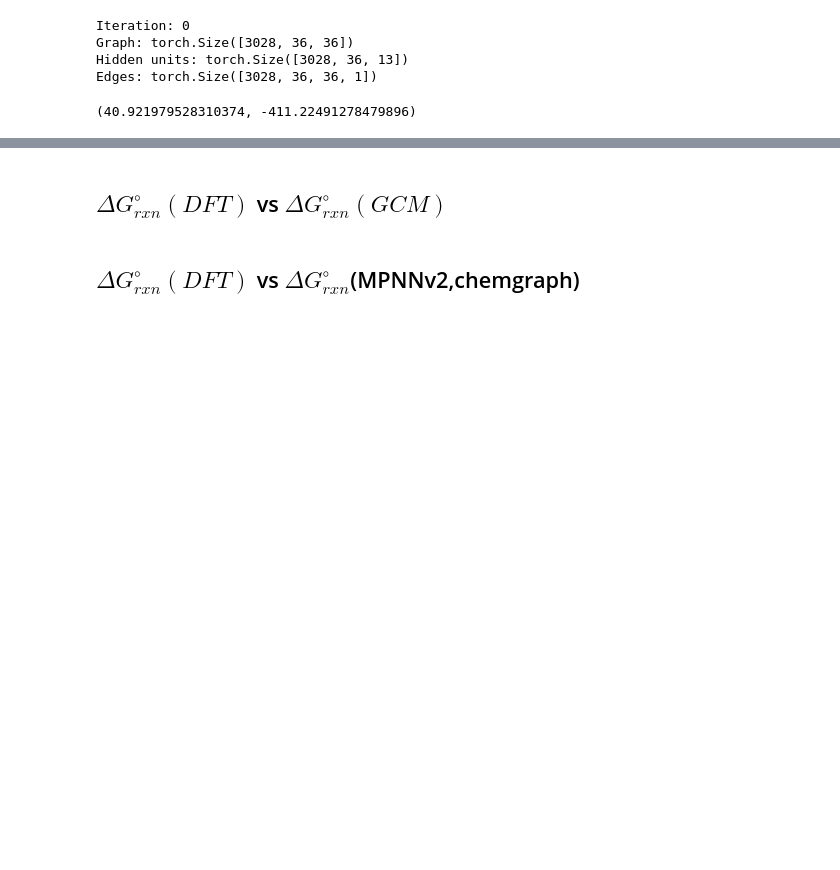
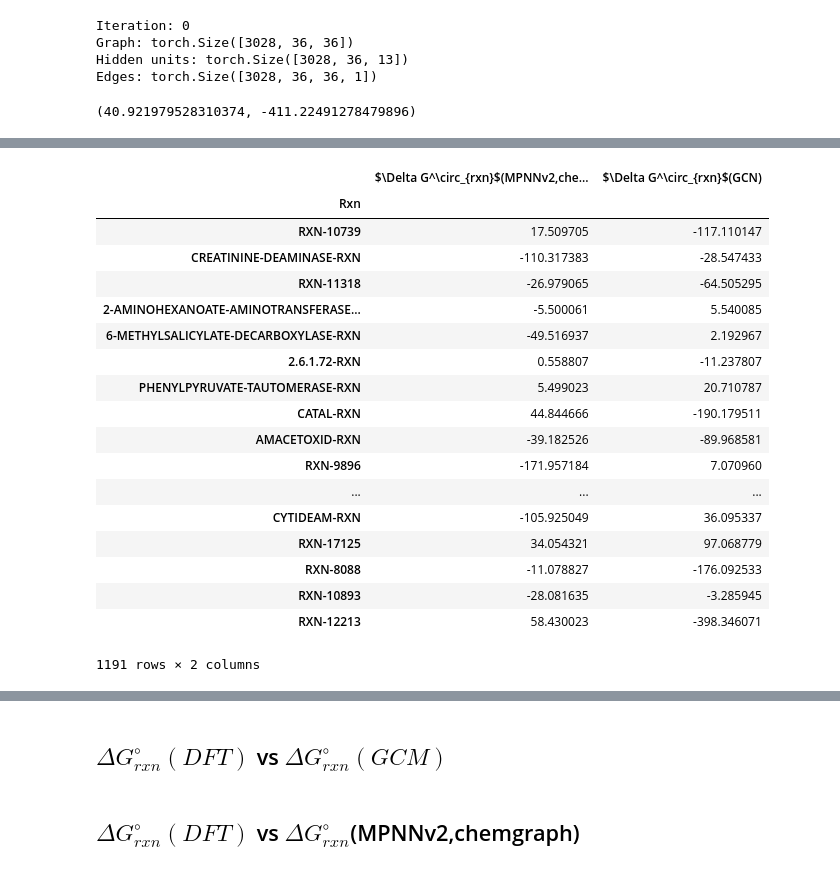
Before and after one commit to PNNL-CompBio/graph-neural-networks, a Jupyter notebook: ChemGraphNN-Predict.ipynb, the cells around one changed output, grey strips where cells are left out. Drawn from its saved outputs; the diff is of its cells as text; code cells hidden in the pictures; blank space fills up the shorter version.

```diff
--- a/ChemGraphNN-Predict.ipynb
+++ b/ChemGraphNN-Predict.ipynb
@@ -493,0 +540,27 @@ normalized_dG_MPNN_metacyc
+# %%
+deltaG = S.loc[metabs_f, rxns_f].T.\
+           dot( dG_MPNN_metacyc['$\Delta G^\circ_{MPNN}(\mu=-411.2,\sigma=40.9$'][metabs_f]).\
+           to_frame('$\Delta G^\circ_{rxn}$(MPNNv2,chemgraph)')
+deltaG['$\Delta G^\circ_{rxn}$(GCN)'] = S.loc[metabs_f, rxns_f].T.\
+           dot( dG_MPNN_metacyc['$\Delta G^\circ_{GCM}$'][metabs_f])
+deltaG
+# %% [output]
+|  | $\Delta G^\circ_{rxn}$(MPNNv2,che... | $\Delta G^\circ_{rxn}$(GCN) |
+| Rxn |  |  |
+| RXN-10739 | 17.509705 | -117.110147 |
+| CREATININE-DEAMINASE-RXN | -110.317383 | -28.547433 |
+| RXN-11318 | -26.979065 | -64.505295 |
+| 2-AMINOHEXANOATE-AMINOTRANSFERASE... | -5.500061 | 5.540085 |
+| 6-METHYLSALICYLATE-DECARBOXYLASE-RXN | -49.516937 | 2.192967 |
+| 2.6.1.72-RXN | 0.558807 | -11.237807 |
+| PHENYLPYRUVATE-TAUTOMERASE-RXN | 5.499023 | 20.710787 |
+| CATAL-RXN | 44.844666 | -190.179511 |
+| AMACETOXID-RXN | -39.182526 | -89.968581 |
+| RXN-9896 | -171.957184 | 7.070960 |
+| ... | ... | ... |
+| CYTIDEAM-RXN | -105.925049 | 36.095337 |
+| RXN-17125 | 34.054321 | 97.068779 |
+| RXN-8088 | -11.078827 | -176.092533 |
+| RXN-10893 | -28.081635 | -3.285945 |
+| RXN-12213 | 58.430023 | -398.346071 |
+1191 rows × 2 columns
```
Also changed, not shown: parts of 12 cells of this notebook, 2 other files.
